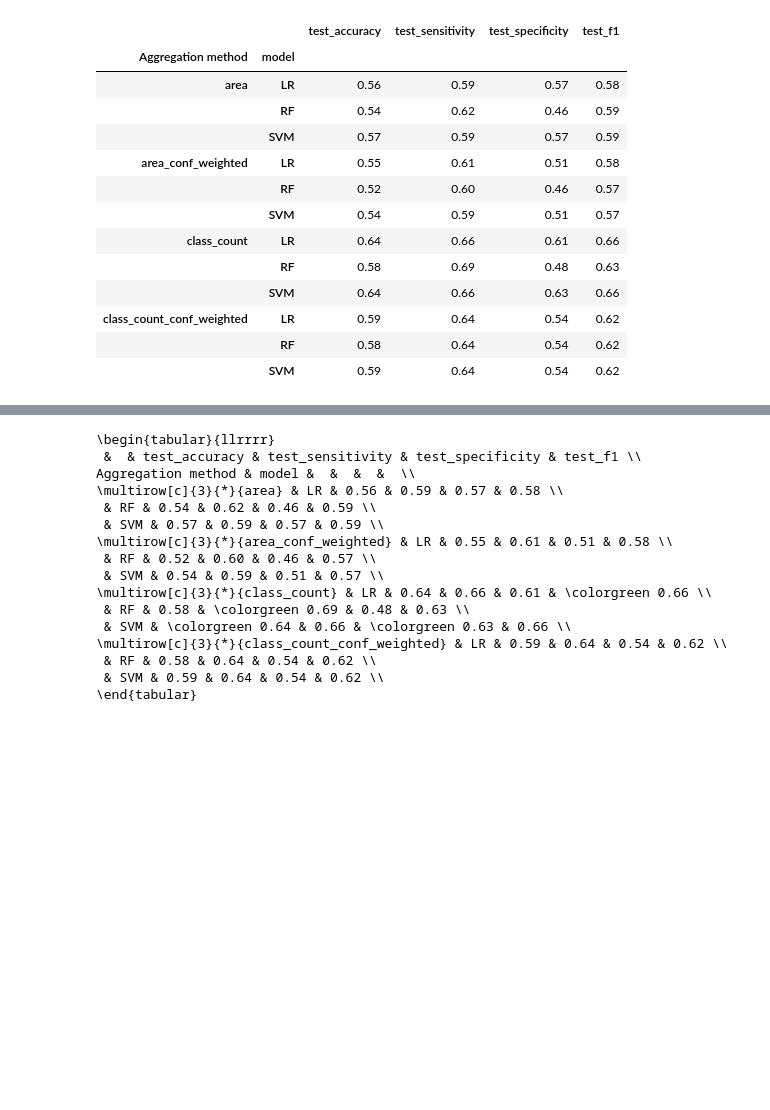
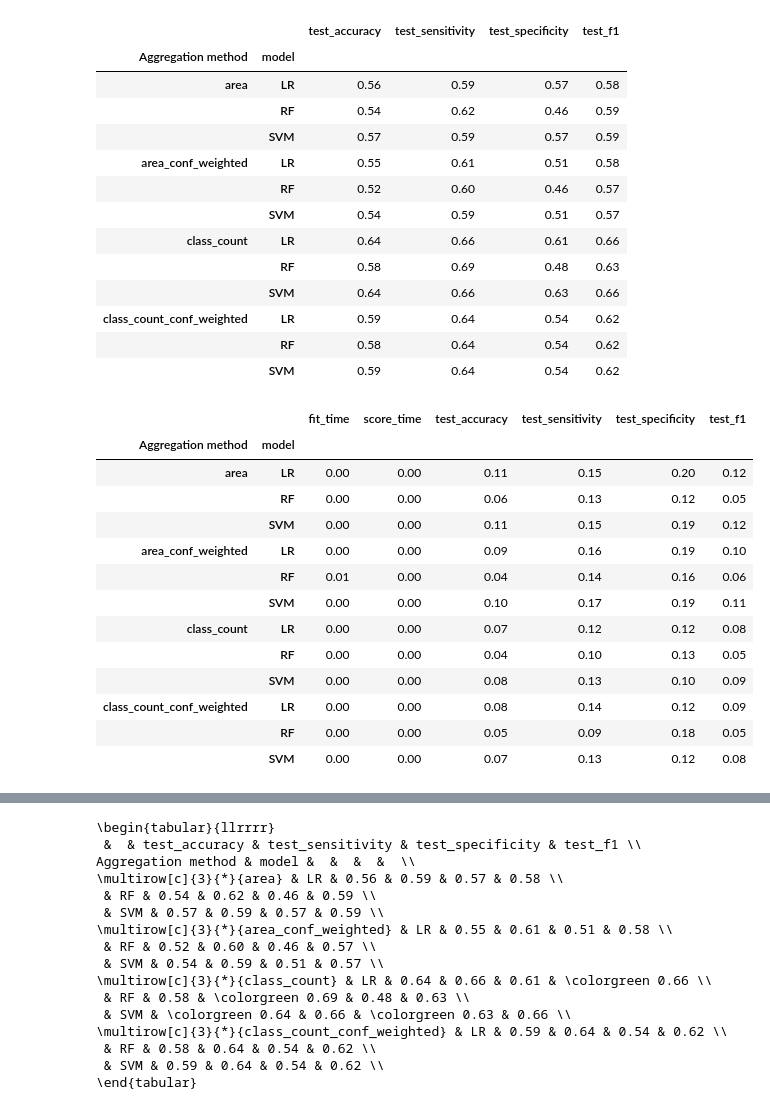
Before and after one commit to Matthlas/DL4LUS_Masterthesis, a Jupyter notebook: 02_covEcho/yolo_output_analysis_maastricht.ipynb, the cells around one changed output, grey strips where cells are left out. Cells and saved outputs as stored; diff of their text form; code cells hidden in the pictures; blank space fills up the shorter version.

```diff
--- a/02_covEcho/yolo_output_analysis_maastricht.ipynb
+++ b/02_covEcho/yolo_output_analysis_maastricht.ipynb
@@ -1333,3 +1395,21 @@ agg_eval.style.apply(highlight_max).format("{:.2f}")
 | class_count_conf_weighted | LR | 0.59 | 0.64 | 0.54 | 0.62 |
 |  | RF | 0.58 | 0.64 | 0.54 | 0.62 |
 |  | SVM | 0.59 | 0.64 | 0.54 | 0.62 |
+# %%
+# Std of scores
+agg_scores.groupby(["Aggregation method", "model"]).std().style.format("{:.2f}")
+# %% [output]
+|  |  | fit_time | score_time | test_accuracy | test_sensitivity | test_specificity | test_f1 |
+| Aggregation method | model |  |  |  |  |  |  |
+| area | LR | 0.00 | 0.00 | 0.11 | 0.15 | 0.20 | 0.12 |
+|  | RF | 0.00 | 0.00 | 0.06 | 0.13 | 0.12 | 0.05 |
+|  | SVM | 0.00 | 0.00 | 0.11 | 0.15 | 0.19 | 0.12 |
+| area_conf_weighted | LR | 0.00 | 0.00 | 0.09 | 0.16 | 0.19 | 0.10 |
+|  | RF | 0.01 | 0.00 | 0.04 | 0.14 | 0.16 | 0.06 |
+|  | SVM | 0.00 | 0.00 | 0.10 | 0.17 | 0.19 | 0.11 |
+| class_count | LR | 0.00 | 0.00 | 0.07 | 0.12 | 0.12 | 0.08 |
+|  | RF | 0.00 | 0.00 | 0.04 | 0.10 | 0.13 | 0.05 |
+|  | SVM | 0.00 | 0.00 | 0.08 | 0.13 | 0.10 | 0.09 |
+| class_count_conf_weighted | LR | 0.00 | 0.00 | 0.08 | 0.14 | 0.12 | 0.09 |
+|  | RF | 0.00 | 0.00 | 0.05 | 0.09 | 0.18 | 0.05 |
+|  | SVM | 0.00 | 0.00 | 0.07 | 0.13 | 0.12 | 0.08 |
```
Also changed, not shown: parts of 13 cells of this notebook, 1 other file.
